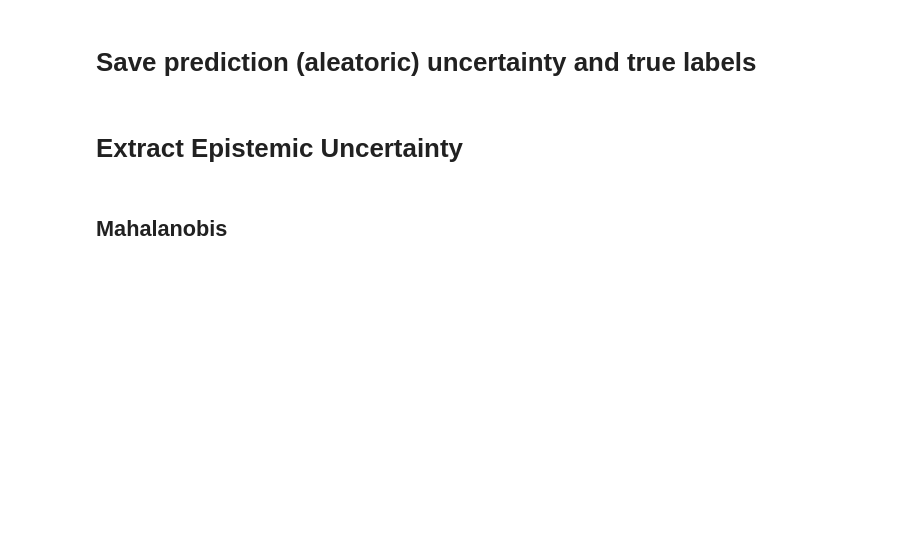
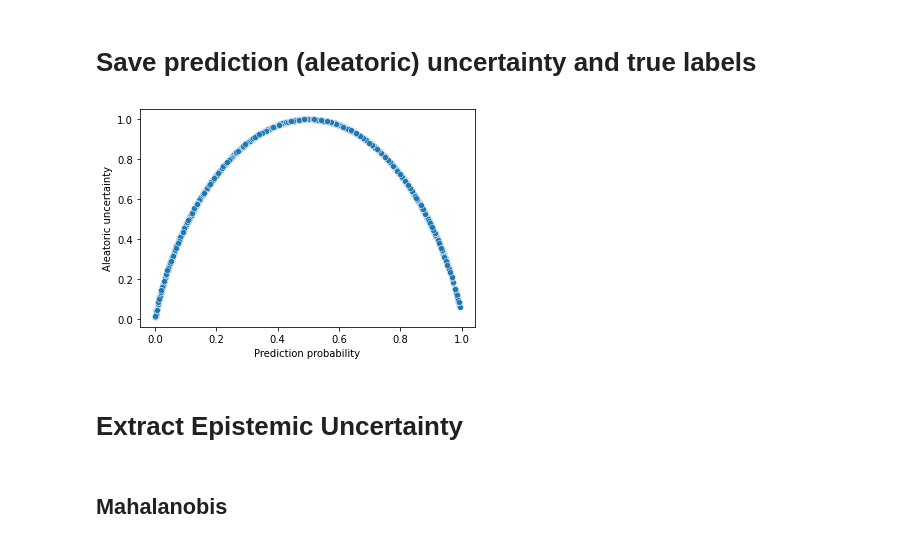
Before and after one commit to IBM/UQ360, a Jupyter notebook: examples/TITAN/titan_example.ipynb, the cells around one changed output. Saved outputs shown, nothing was run; the diff lists cells and outputs as text; code cells hidden in the pictures; blank space fills up the shorter version.

```diff
--- a/examples/TITAN/titan_example.ipynb
+++ b/examples/TITAN/titan_example.ipynb
@@ -77,7 +105,7 @@ def extract_y_hat_true(model, data_loader):
     y_true = []
     y_hat = []
 
-    for l, r, batch_y_true in data_loader:
+    for l, r, batch_y_true in tqdm(data_loader):
 
         batch_y_true = batch_y_true.cpu()
         batch_y_true = batch_y_true.flatten()
@@ -95,7 +123,19 @@ def extract_y_hat_true(model, data_loader):
 
     return y_hat, y_true
 # %%
-y_hat, y_true = extract_y_hat_true(model, test_loader)
+y_train_hat, y_train_true = extract_y_hat_true(model, train_loader)
+y_test_hat, y_test_true = extract_y_hat_true(model, test_loader)
+# %%
+def aleatoric_uncertainty(prediction_proba):
+    return -(np.log2(prediction_proba) * prediction_proba + np.log2(1-prediction_proba) * (1-prediction_proba))
+# %%
+entropy_test = aleatoric_uncertainty(y_test_hat)
+# %%
+sns.scatterplot(x=y_test_hat, y=entropy_test)
+plt.xlabel("Prediction probability")
+plt.ylabel("Aleatoric uncertainty");
+# %% [output]
+[figure, added]
 # %% [markdown]
 # Extract Epistemic Uncertainty
 # %% [markdown]
```
Also changed, not shown: parts of 19 cells of this notebook.
